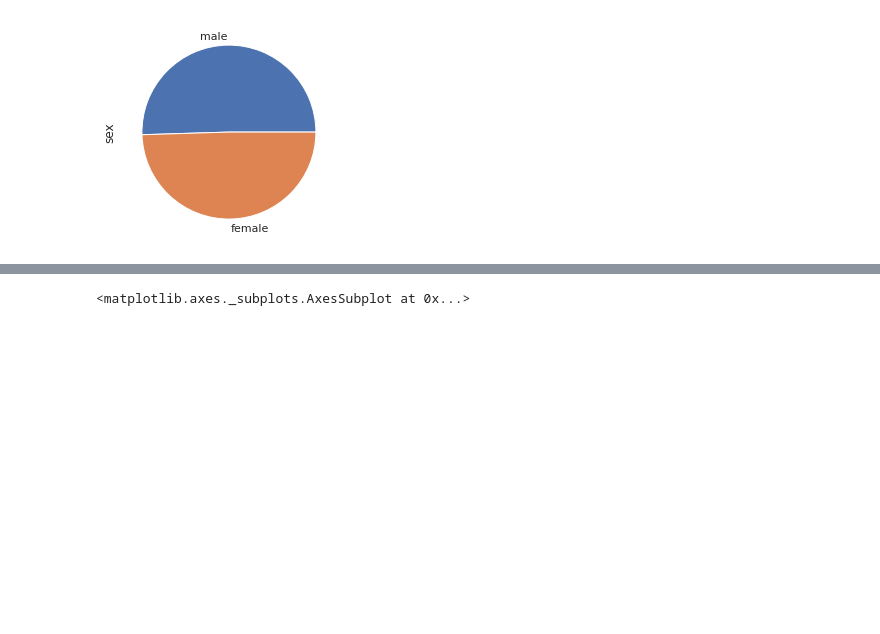
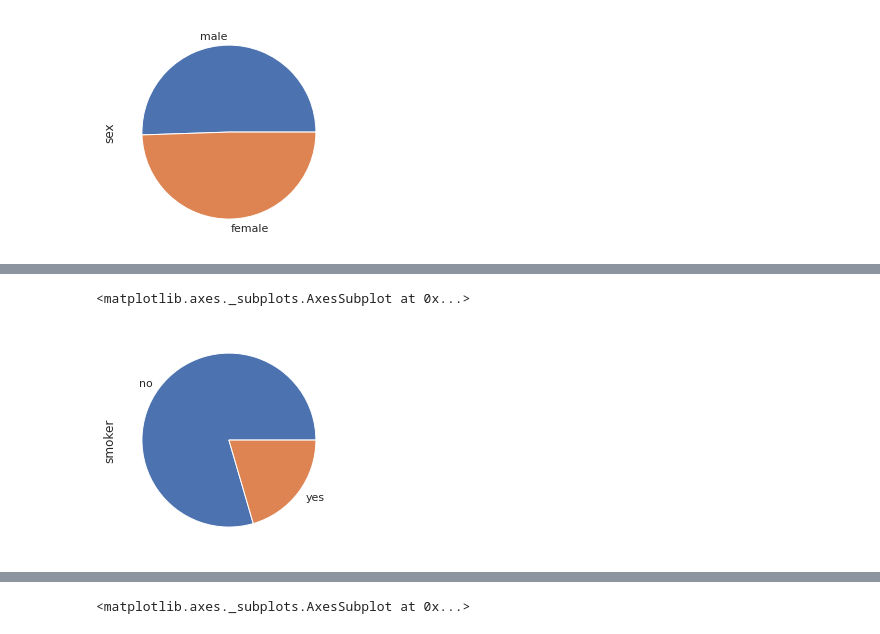
Before and after one commit to BuczynskiRafal/ML, a Jupyter notebook: supervised/02_regression/04_backward_elimination.ipynb, the cells around one changed output, grey strips where cells are left out. Drawn from its saved outputs; the diff is of its cells as text; code cells hidden in the pictures; blank space fills up the shorter version.

```diff
--- a/supervised/02_regression/04_backward_elimination.ipynb
+++ b/supervised/02_regression/04_backward_elimination.ipynb
@@ -174,5 +161,10 @@ no     1063
 yes     274
 Name: smoker, dtype: int64
+# %%
+df.smoker.value_counts().plot(kind='pie')
+# %% [output]
+<matplotlib.axes._subplots.AxesSubplot at 0x...>
+[figure, added]
 # %%
 df.region.value_counts()
 # %% [output]
```
Also changed, not shown: parts of 62 cells of this notebook.
